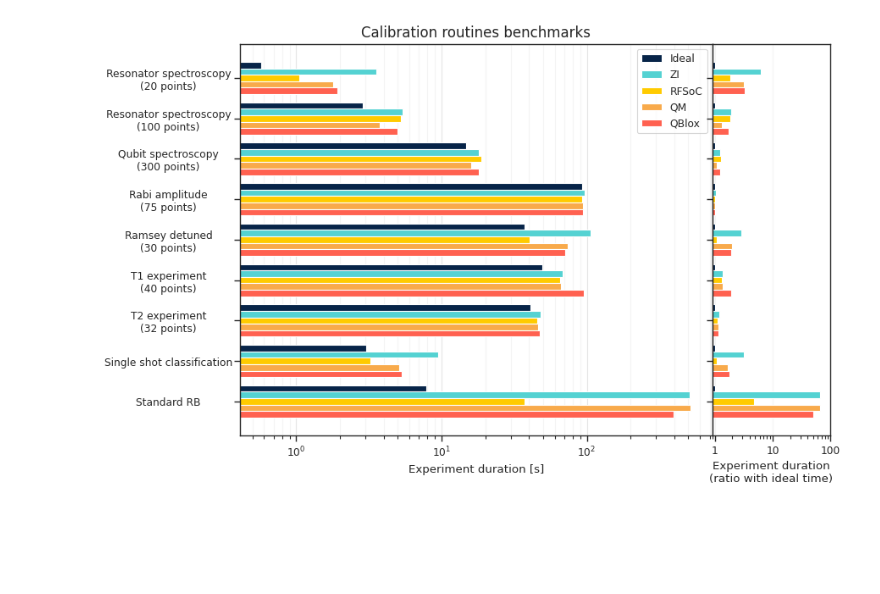
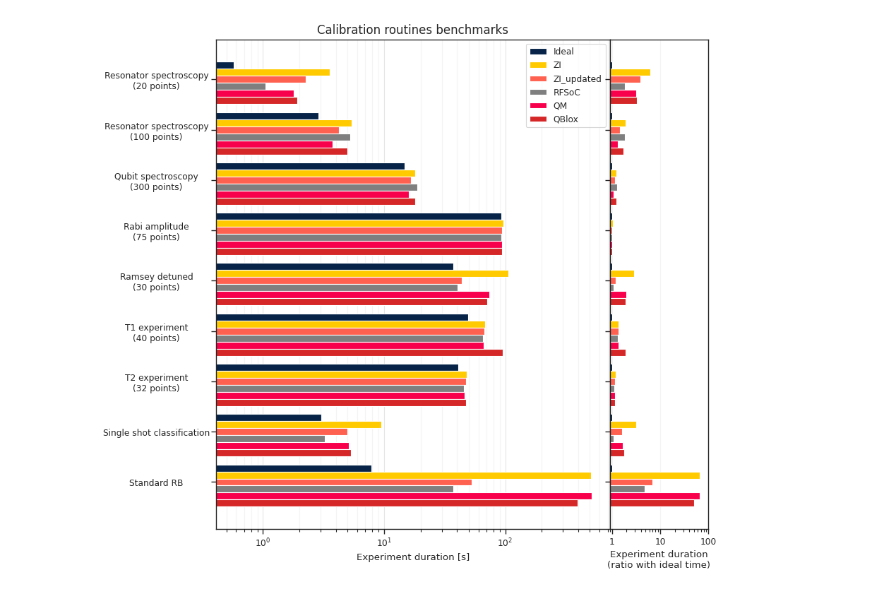
Before and after one commit to qiboteam/qibolab-benchmarks, a Jupyter notebook: benchmark_routines.ipynb, the cells around one changed output. Saved outputs shown, nothing was run; the diff lists cells and outputs as text; code cells hidden in the pictures; blank space fills up the shorter version.

Commit message:
zurich timings

```diff
--- a/benchmark_routines.ipynb
+++ b/benchmark_routines.ipynb
@@ -18,6 +18,14 @@ rfsoc_timings = {key: rfsoc_times[key]["acquisition"] for key in rfsoc_times if
 
 qblox_times = json.load(open('data/qblox_timings.json'))
 qblox_timings = {key: qblox_times[key]["acquisition"] for key in qblox_times if key != "date"}
+
+#Paper timings
+zurich_times = json.load(open('data/zurich_timings_paper.json'))
+zurich_timings_paper = {key: zurich_times[key] for key in zurich_times if key != "version"}
+
+#Updated timings
+zurich_times = json.load(open('data/zurich_timings_updated.json'))
+zurich_timings_updated = {key: zurich_times[key] for key in zurich_times if key != "version"}
 # %%
 ideal_timings = {
     "resonator spectroscopy high power": 0.5734400000000001,
@@ -46,16 +42,18 @@ zurich_timings = {
 # %%
 exclude = {"punchout", "resonator punchout"}
 ideal = {key: ideal_timings[key] for key in ideal_timings if key not in exclude}
-zurich = {key: zurich_timings[key] for key in zurich_timings if key not in exclude}
+zurich_paper = {key: zurich_timings_paper[key] for key in zurich_timings_paper if key not in exclude}
+zurich_updated = {key: zurich_timings_updated[key] for key in zurich_timings_updated if key not in exclude}
 rfsoc = {key: rfsoc_timings[key] for key in rfsoc_timings if key not in exclude}
 qm = {key: qm_timings[key] for key in qm_timings if key not in exclude}
 qblox = {key: qblox_timings[key] for key in qblox_timings if key not in exclude}
 # %%
 instruments = [("Ideal", ideal, "#072448"),
-               ("ZI", zurich, "#54d2d2"),
-               ("RFSoC", rfsoc, "#ffcb00"),
-               ("QM", qm, "#f8aa4b"),
-               ("QBlox", qblox, "#ff6150"),
+               ("ZI", zurich_paper, "#ffcb00"),
+               ("ZI_updated", zurich_updated, "#ff6150"),
+               ("RFSoC", rfsoc, "#7f7f7f"),
+               ("QM", qm, "#f8004b"),
+               ("QBlox", qblox, "#d62728"),
               ]
 
 names = [
@@ -70,9 +68,9 @@ names = [
     "Standard RB"
 ]
 # %%
-barWidth = 0.4
+barWidth = 0.35
 
-fig, axes = plt.subplots(1, 2, figsize =(9, 9*8/12), width_ratios=[0.8, 0.2], sharey=True)
+fig, axes = plt.subplots(1, 2, figsize =(9, 9*8/12*1.5), width_ratios=[0.8, 0.2], sharey=True)
 
 plt.subplots_adjust(wspace=0, hspace=0)
 plt.rcParams['xtick.bottom'] = True
@@ -118,39 +116,39 @@ for jdx, inst in enumerate(real_instruments):
         inst[1][el] /= instruments[0][1][el]
 
 
-barWidth = 0.4
+barWidth = 0.35
 
 # Example data
 experiments = names
 
 positions = []
 for ins in real_instruments:
     if len(positions) == 0:
         pos = np.arange(len(ins[1].keys()))*2.5
     else:
         pos = [x + barWidth for x in positions[-1]]
     positions.append(pos)
 
 
 for idx, ins in enumerate(real_instruments):
     axes[1].barh(positions[idx], list(ins[1].values()), height=barWidth, color=ins[2], label=ins[0])
 
 
 axes[1].set_xlabel('Experiment duration\n(ratio with ideal time)')
 axes[1].set_axisbelow(True)
 
 axes[0].set_title("Calibration routines benchmarks", fontsize=12)
 
 axes[0].set_xscale('log')
 axes[1].set_xscale('log')
 axes[1].set_xlim(0.9)
 
 major_ticks = [1, 10, 100]
 axes[1].set_xticks(major_ticks, labels=[str(i) for i in major_ticks], minor=False)
 axes[1].grid(which='major', axis='x', alpha=0.2)
 
-plt.savefig("benchmark_full.pdf",
-            bbox_inches ="tight")
+# plt.savefig("benchmark_full.pdf",
+#             bbox_inches ="tight")
 plt.show()
 # %% [output]
-[figure, old version]
+[figure, new version]
```
Also changed, not shown: parts of 1 cell of this notebook, 2 other files.
